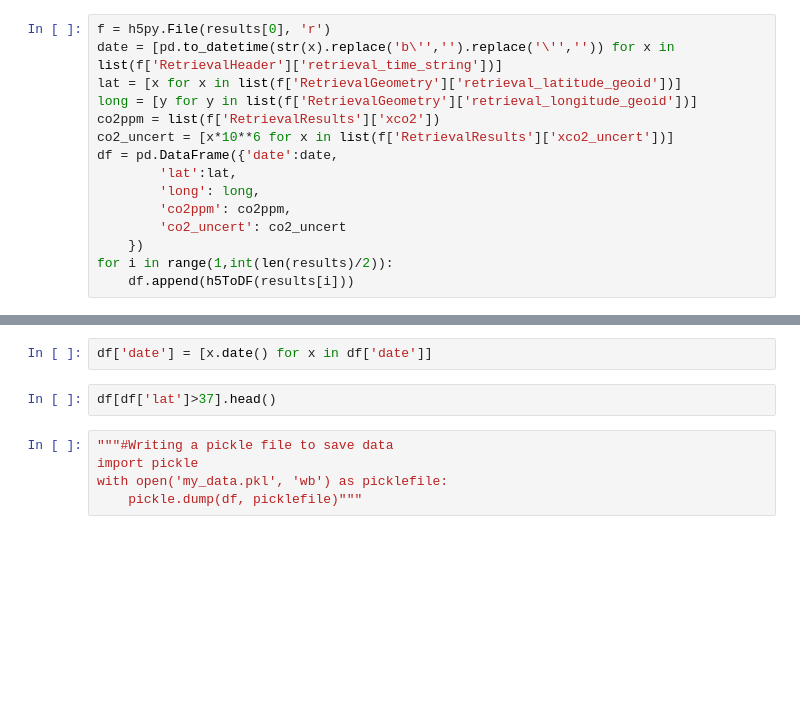
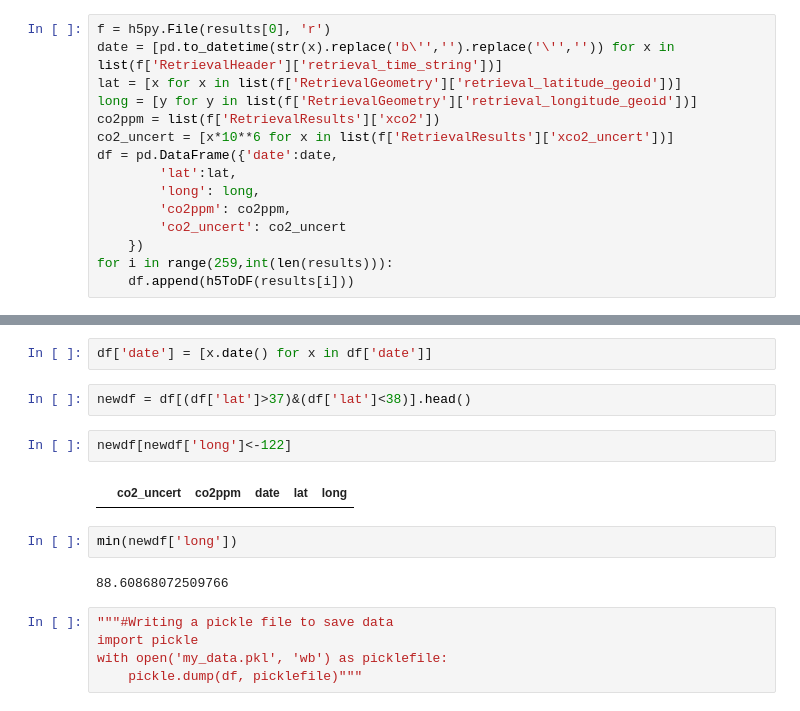
Before and after one commit to djmor12/Metis, a Jupyter notebook: Green Cities/ETL.ipynb, the cells around one changed output, grey strips where cells are left out. Saved outputs shown, nothing was run; the diff lists cells and outputs as text; blank space fills up the shorter version.

```diff
--- a/Green Cities/ETL.ipynb
+++ b/Green Cities/ETL.ipynb
@@ -222,5 +222,5 @@ df = pd.DataFrame({'date':date,
         'co2ppm': co2ppm,
         'co2_uncert': co2_uncert
     })
-for i in range(1,int(len(results)/2)):
+for i in range(259,int(len(results))):
     df.append(h5ToDF(results[i]))
@@ -231,7 +235,15 @@ df['co2_uncert'] = [float(x) for x in df['co2_uncert']]
 # %%
 df['date'] = [x.date() for x in df['date']]
 # %%
-df[df['lat']>37].head()
+newdf = df[(df['lat']>37)&(df['lat']<38)].head()
+# %%
+newdf[newdf['long']<-122]
+# %% [output]
+|  | co2_uncert | co2ppm | date | lat | long |
+# %%
+min(newdf['long'])
+# %% [output]
+88.60868072509766
 # %%
 """#Writing a pickle file to save data
 import pickle
```
Also changed, not shown: parts of 9 cells of this notebook, 1 other file.
